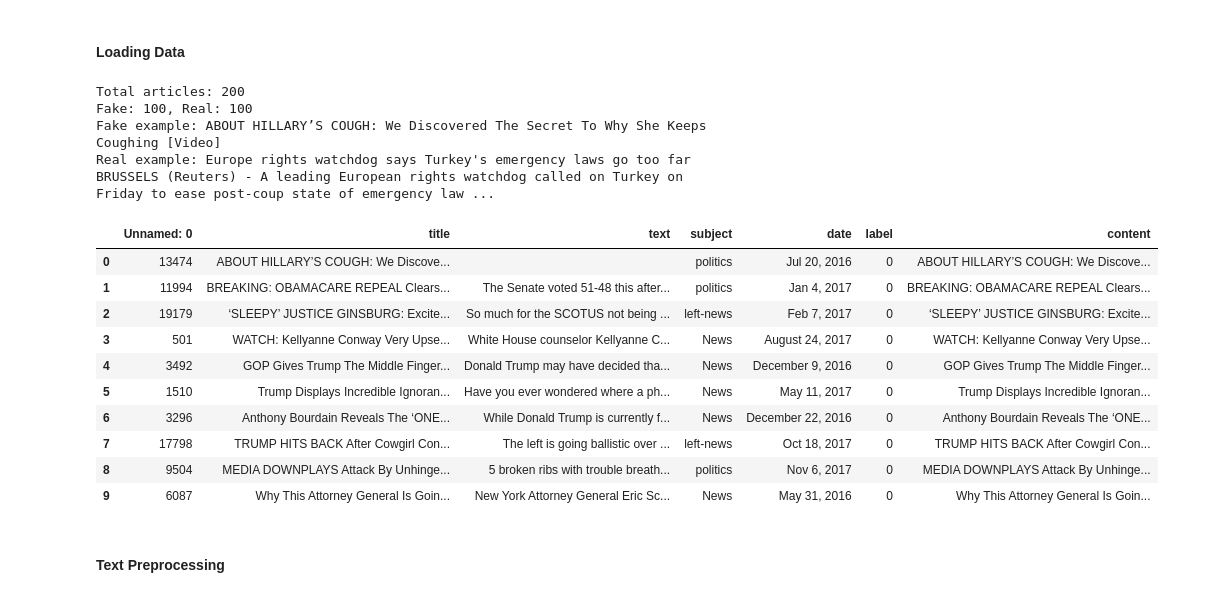
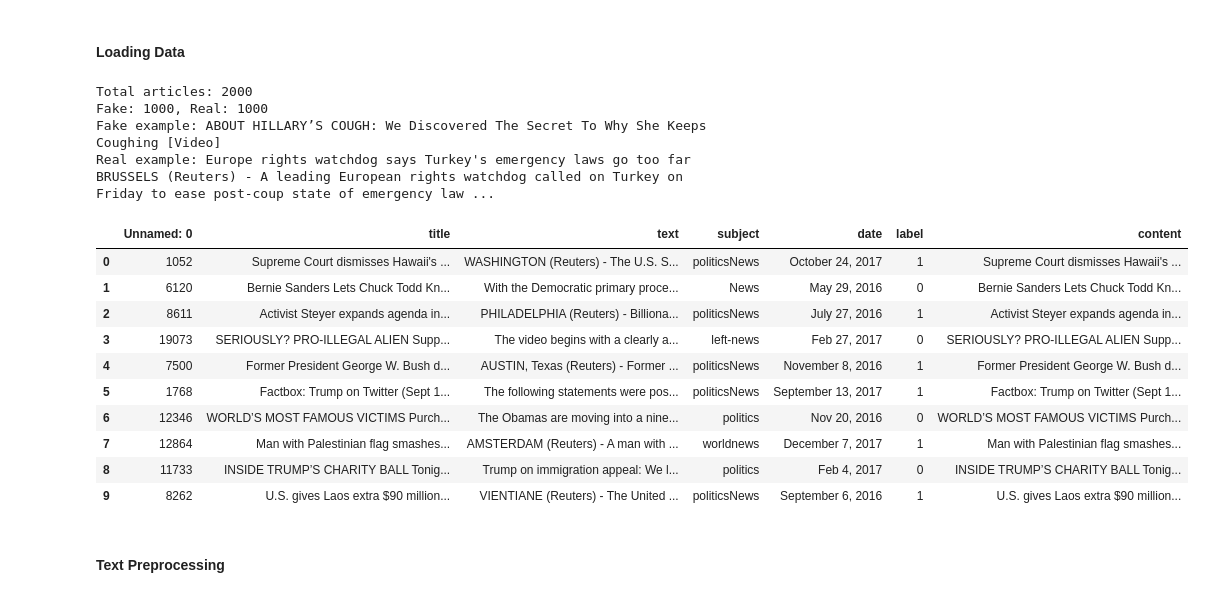
Before and after one commit to JohnDanekind/Fake-News-Unsupervised, a Jupyter notebook: src/project.ipynb, the cells around one changed output. Drawn from its saved outputs; the diff is of its cells as text; code cells hidden in the pictures.

Commit message:
Completed minhashing and K means and did some basic ML stuff. TODO: now have to implement K means from scratch :{

```diff
--- a/src/project.ipynb
+++ b/src/project.ipynb
@@ -65,42 +66,44 @@ make_subset('../data/Fake.csv', '../data/sample_Fake.csv')
 # %%
 # Load the data sets
 fake_df = pd.read_csv('../data/sampled_Fake.csv')
 real_df = pd.read_csv('../data/sampled_True.csv')
 
 # Add labels
 fake_df['label'] = 0
 real_df['label'] = 1
 
 # Combine the data sets
 df = pd.concat([fake_df, real_df], ignore_index=True)
 
 # Create a combined text field
 df['content'] = df['title'] + ' ' + df['text']
 
 print(f"Total articles: {len(df)}")
 print(f"Fake: {len(fake_df)}, Real: {len(real_df)}")
 
 print(f"Fake example: {df['content'].iloc[0]}")
 print(f"Real example: {df[df['label'] == 1]['content'].iloc[0]}")
 
+# Shuffle the data
+df = df.sample(frac=1, random_state=42).reset_index(drop=True)
 
 df.head(10)
 # %% [output]
-Total articles: 200
-Fake: 100, Real: 100
+Total articles: 2000
+Fake: 1000, Real: 1000
 Fake example: ABOUT HILLARY’S COUGH: We Discovered The Secret To Why She Keeps Coughing [Video]
 Real example: Europe rights watchdog says Turkey's emergency laws go too far BRUSSELS (Reuters) - A leading European rights watchdog called on Turkey on Friday to ease post-coup state of emergency law ...
 |  | Unnamed: 0 | title | text | subject | date | label | content |
-| 0 | 13474 | ABOUT HILLARY’S COUGH: We Discove... |  | politics | Jul 20, 2016 | 0 | ABOUT HILLARY’S COUGH: We Discove... |
-| 1 | 11994 | BREAKING: OBAMACARE REPEAL Clears... | The Senate voted 51-48 this after... | politics | Jan 4, 2017 | 0 | BREAKING: OBAMACARE REPEAL Clears... |
-| 2 | 19179 | ‘SLEEPY’ JUSTICE GINSBURG: Excite... | So much for the SCOTUS not being ... | left-news | Feb 7, 2017 | 0 | ‘SLEEPY’ JUSTICE GINSBURG: Excite... |
-| 3 | 501 | WATCH: Kellyanne Conway Very Upse... | White House counselor Kellyanne C... | News | August 24, 2017 | 0 | WATCH: Kellyanne Conway Very Upse... |
-| 4 | 3492 | GOP Gives Trump The Middle Finger... | Donald Trump may have decided tha... | News | December 9, 2016 | 0 | GOP Gives Trump The Middle Finger... |
-| 5 | 1510 | Trump Displays Incredible Ignoran... | Have you ever wondered where a ph... | News | May 11, 2017 | 0 | Trump Displays Incredible Ignoran... |
-| 6 | 3296 | Anthony Bourdain Reveals The ‘ONE... | While Donald Trump is currently f... | News | December 22, 2016 | 0 | Anthony Bourdain Reveals The ‘ONE... |
-| 7 | 17798 | TRUMP HITS BACK After Cowgirl Con... | The left is going ballistic over ... | left-news | Oct 18, 2017 | 0 | TRUMP HITS BACK After Cowgirl Con... |
-| 8 | 9504 | MEDIA DOWNPLAYS Attack By Unhinge... | 5 broken ribs with trouble breath... | politics | Nov 6, 2017 | 0 | MEDIA DOWNPLAYS Attack By Unhinge... |
-| 9 | 6087 | Why This Attorney General Is Goin... | New York Attorney General Eric Sc... | News | May 31, 2016 | 0 | Why This Attorney General Is Goin... |
+| 0 | 1052 | Supreme Court dismisses Hawaii's ... | WASHINGTON (Reuters) - The U.S. S... | politicsNews | October 24, 2017 | 1 | Supreme Court dismisses Hawaii's ... |
+| 1 | 6120 | Bernie Sanders Lets Chuck Todd Kn... | With the Democratic primary proce... | News | May 29, 2016 | 0 | Bernie Sanders Lets Chuck Todd Kn... |
+| 2 | 8611 | Activist Steyer expands agenda in... | PHILADELPHIA (Reuters) - Billiona... | politicsNews | July 27, 2016 | 1 | Activist Steyer expands agenda in... |
+| 3 | 19073 | SERIOUSLY? PRO-ILLEGAL ALIEN Supp... | The video begins with a clearly a... | left-news | Feb 27, 2017 | 0 | SERIOUSLY? PRO-ILLEGAL ALIEN Supp... |
+| 4 | 7500 | Former President George W. Bush d... | AUSTIN, Texas (Reuters) - Former ... | politicsNews | November 8, 2016 | 1 | Former President George W. Bush d... |
+| 5 | 1768 | Factbox: Trump on Twitter (Sept 1... | The following statements were pos... | politicsNews | September 13, 2017 | 1 | Factbox: Trump on Twitter (Sept 1... |
+| 6 | 12346 | WORLD’S MOST FAMOUS VICTIMS Purch... | The Obamas are moving into a nine... | politics | Nov 20, 2016 | 0 | WORLD’S MOST FAMOUS VICTIMS Purch... |
+| 7 | 12864 | Man with Palestinian flag smashes... | AMSTERDAM (Reuters) - A man with ... | worldnews | December 7, 2017 | 1 | Man with Palestinian flag smashes... |
+| 8 | 11733 | INSIDE TRUMP’S CHARITY BALL Tonig... | Trump on immigration appeal: We l... | politics | Feb 4, 2017 | 0 | INSIDE TRUMP’S CHARITY BALL Tonig... |
+| 9 | 8262 | U.S. gives Laos extra $90 million... | VIENTIANE (Reuters) - The United ... | politicsNews | September 6, 2016 | 1 | U.S. gives Laos extra $90 million... |
 # %% [markdown]
 #### Text Preprocessing
 # %% [markdown]
```
Also changed, not shown: parts of 17 cells of this notebook.
